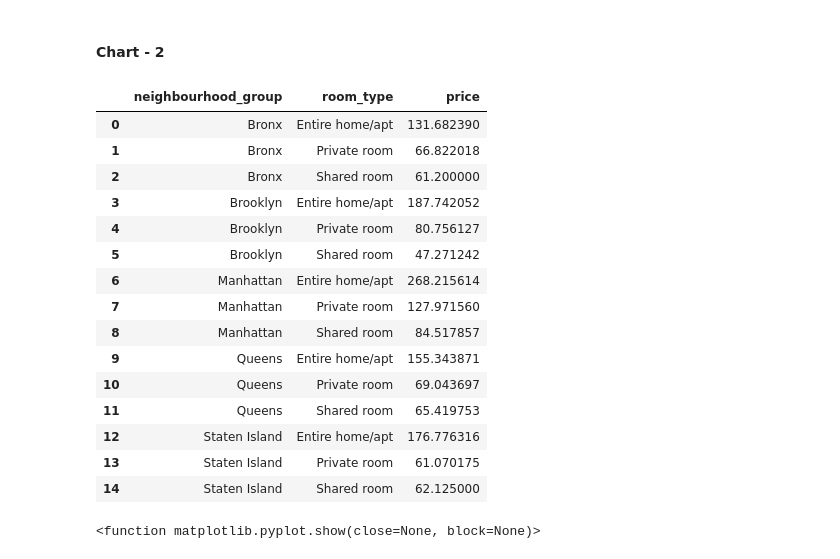
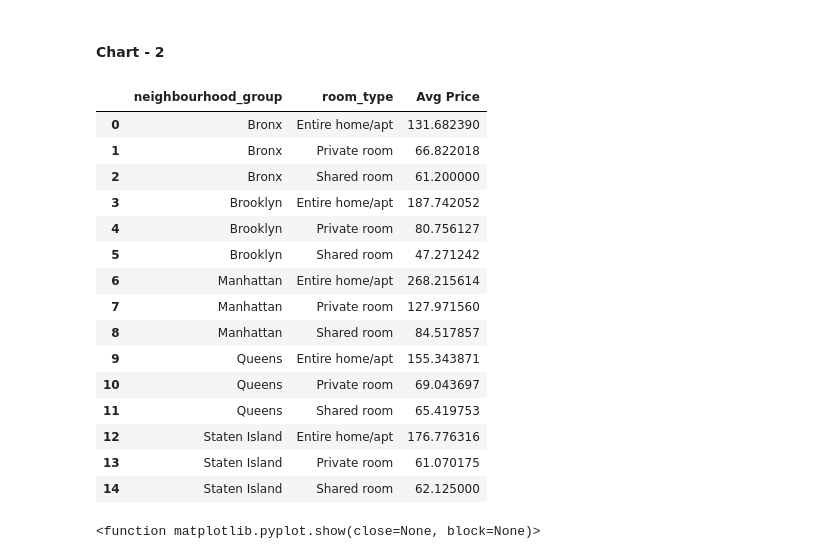
Before and after one commit to Dheerajraghava/Dheerajraghav_Airbnb_Bookings_Analysis_Capstone_Project, a Jupyter notebook: Copy_of_Sample_EDA_Submission_Template.ipynb, the cells around one changed output. Drawn from its saved outputs; the diff is of its cells as text; code cells hidden in the pictures.

```diff
--- a/Copy_of_Sample_EDA_Submission_Template.ipynb
+++ b/Copy_of_Sample_EDA_Submission_Template.ipynb
@@ -734,11 +735,12 @@ No negative insights that lead to negative growth.
 # %%
 # Chart - 2 visualization code
 
 #Analise Room type at Airbnb VS Average Prices
 room_type_price=data1.groupby(['neighbourhood_group','room_type'])['price'].mean().reset_index()
+room_type_price.rename(columns={'price':'Avg Price'},inplace=True)
 room_type_price
 # %% [output]
-|  | neighbourhood_group | room_type | price |
+|  | neighbourhood_group | room_type | Avg Price |
 | 0 | Bronx | Entire home/apt | 131.682390 |
 | 1 | Bronx | Private room | 66.822018 |
 | 2 | Bronx | Shared room | 61.200000 |
```
Also changed, not shown: parts of 14 cells of this notebook.
